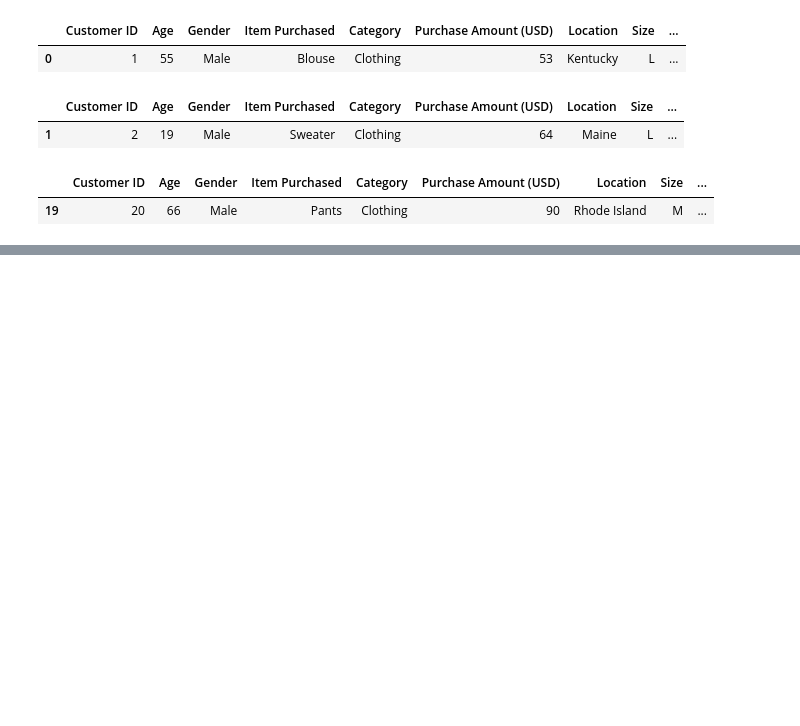
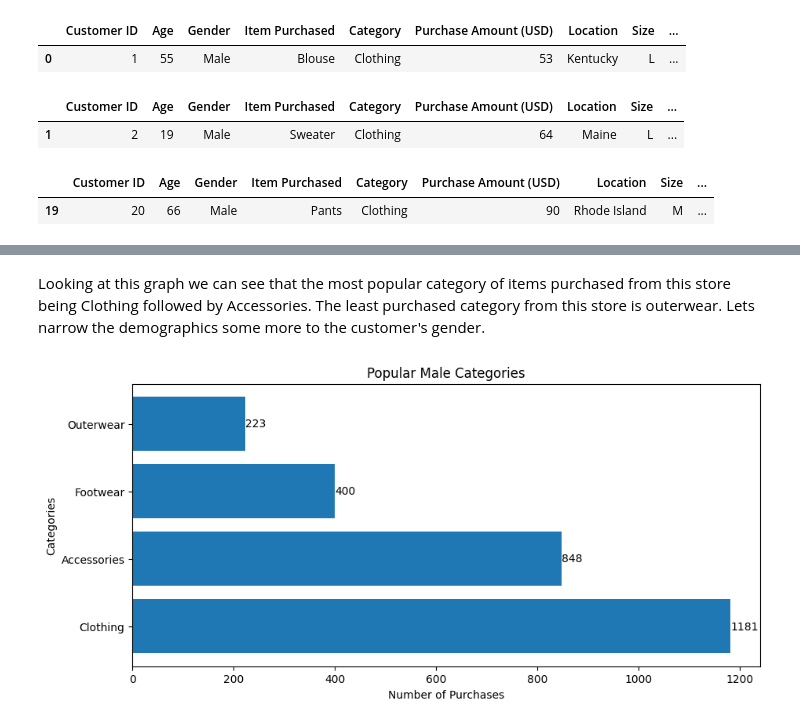
Before and after one commit to nhlokomomhlophe/ConsumerBehaviour, a Jupyter notebook: ConsumerBehaviour.ipynb, the cells around one changed output, grey strips where cells are left out. Cells and saved outputs as stored; diff of their text form; code cells hidden in the pictures; blank space fills up the shorter version.

```diff
--- a/ConsumerBehaviour.ipynb
+++ b/ConsumerBehaviour.ipynb
@@ -53,0 +68,16 @@ This is a bit odd that the data is not available as it does show that a customer
+# %% [markdown]
+Looking at this graph we can see that the most popular category of items purchased from this store being Clothing followed by Accessories. The least purchased category from this store is outerwear. Lets narrow the demographics some more to the customer's gender.
+# %%
+male_customers = shop_behavior_df[shop_behavior_df['Gender'] == 'Male']
+male_categories = male_customers['Category']
+purchases = male_categories.value_counts()
+plt.axes((0.5,0.5,1.25,0.75))
+plt.xlabel("Number of Purchases")
+plt.ylabel("Categories")
+plt.title("Popular Male Categories")
+pop_categories = plt.barh(purchases.index,purchases.values)
+plt.bar_label(pop_categories)
+
+plt.show()
+# %% [output]
+[figure, added]
```
Also changed, not shown: parts of 4 cells of this notebook.
